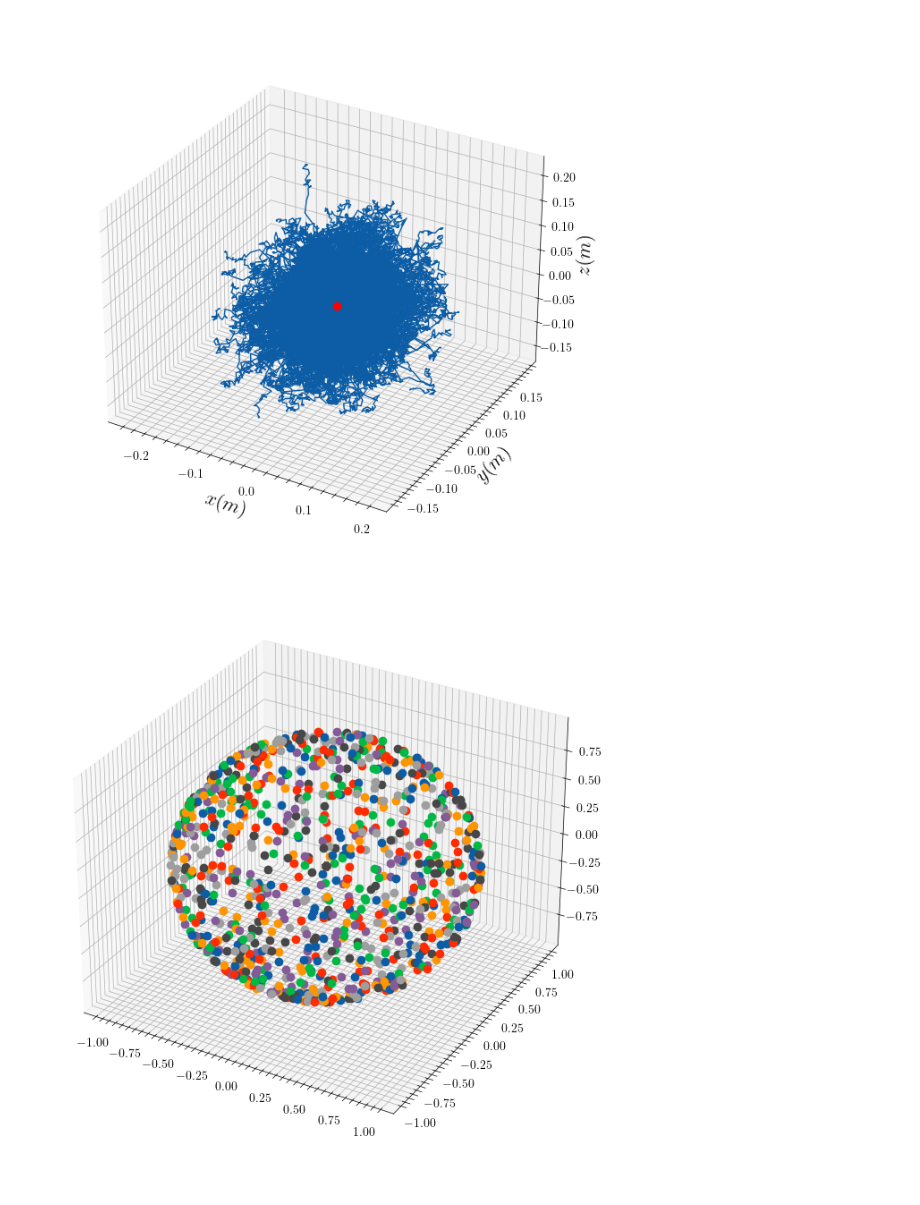
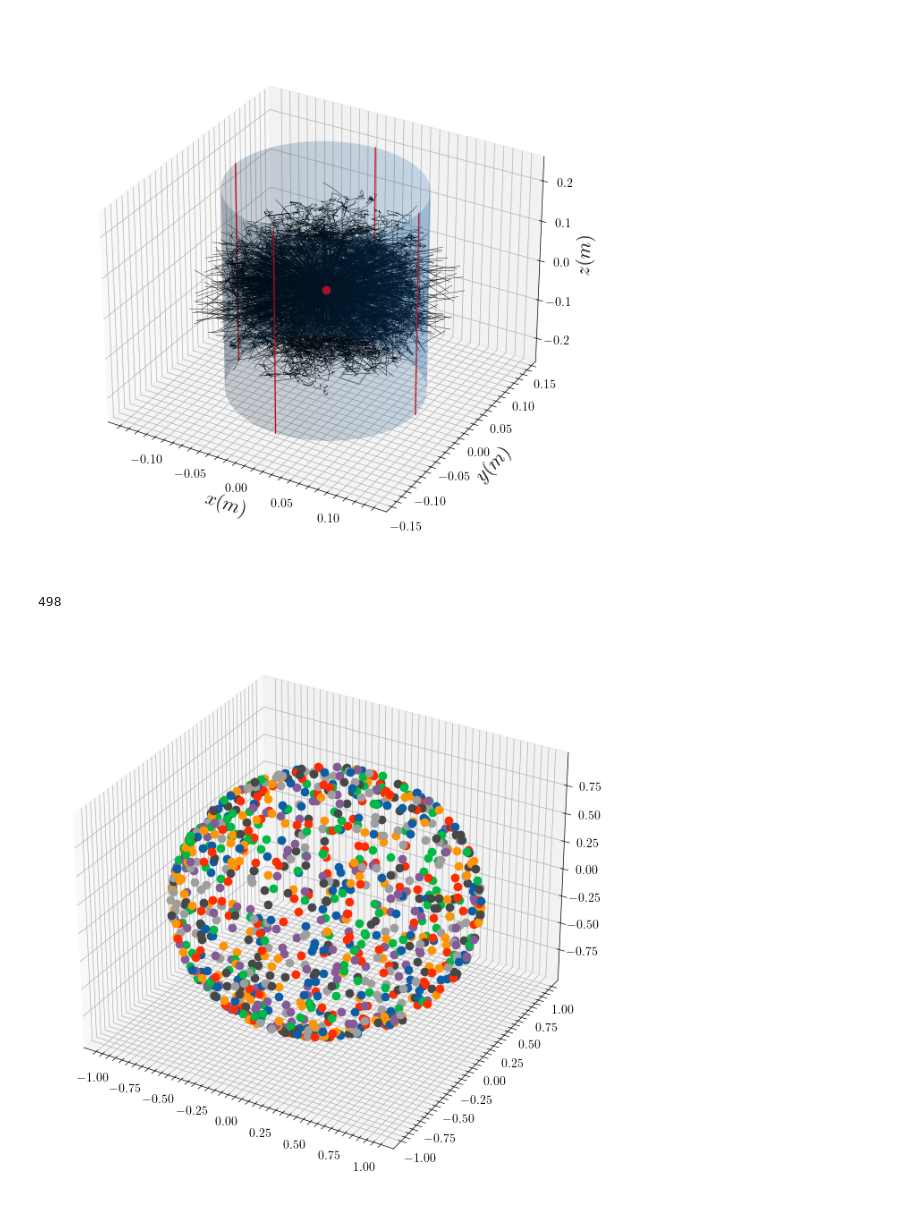
Before and after one commit to DerkNiessink/NeutroWater, a Jupyter notebook: collision.ipynb, the cells around one changed output. Drawn from its saved outputs; the diff is of its cells as text; code cells hidden in the pictures.

```diff
--- a/collision.ipynb
+++ b/collision.ipynb
@@ -46,9 +68,16 @@ TypeError: 'DiffusingNeutrons' object is not iterable
-# %%
-diffusing_neutrons = DiffusingNeutrons(nNeutrons=1000, mean_free_paths=mean_free_paths, energies=energies)
-diffusing_neutrons.diffuse(nCollisions=30)
-plot_trajectories(diffusing_neutrons)
-# %% [output]
-[figure, removed]
+# %%
+nNeutrons = 1000
+initial_positions = [np.array([0, 0, 0]) for _ in range(nNeutrons)]
+initial_energies = [10*10**6 for _ in range(nNeutrons)]
+
+diffusing_neutrons = DiffusingNeutrons(mean_free_paths, energies, initial_positions, initial_energies, radius_tank=0.1, height_tank=0.5)
+diffusing_neutrons.diffuse(nCollisions=30)
+
+plot_trajectories(diffusing_neutrons.get_positions(), diffusing_neutrons.tank.radius, diffusing_neutrons.tank.height)
+diffusing_neutrons.get_number_escaped_neutrons()
+# %% [output]
+[figure, added]
+498
 # %%
 vecs = np.random.normal(size=(1000, 3))
 mags = np.linalg.norm(vecs, axis=-1)
```
Also changed, not shown: parts of 4 cells of this notebook, 1 other file.
